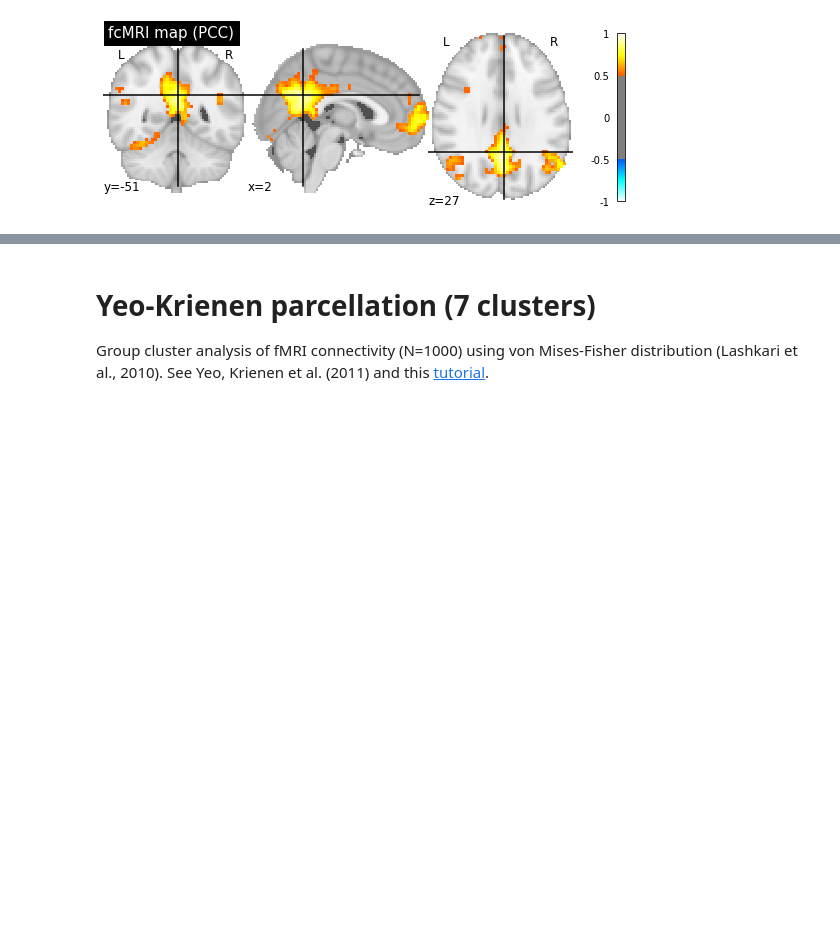
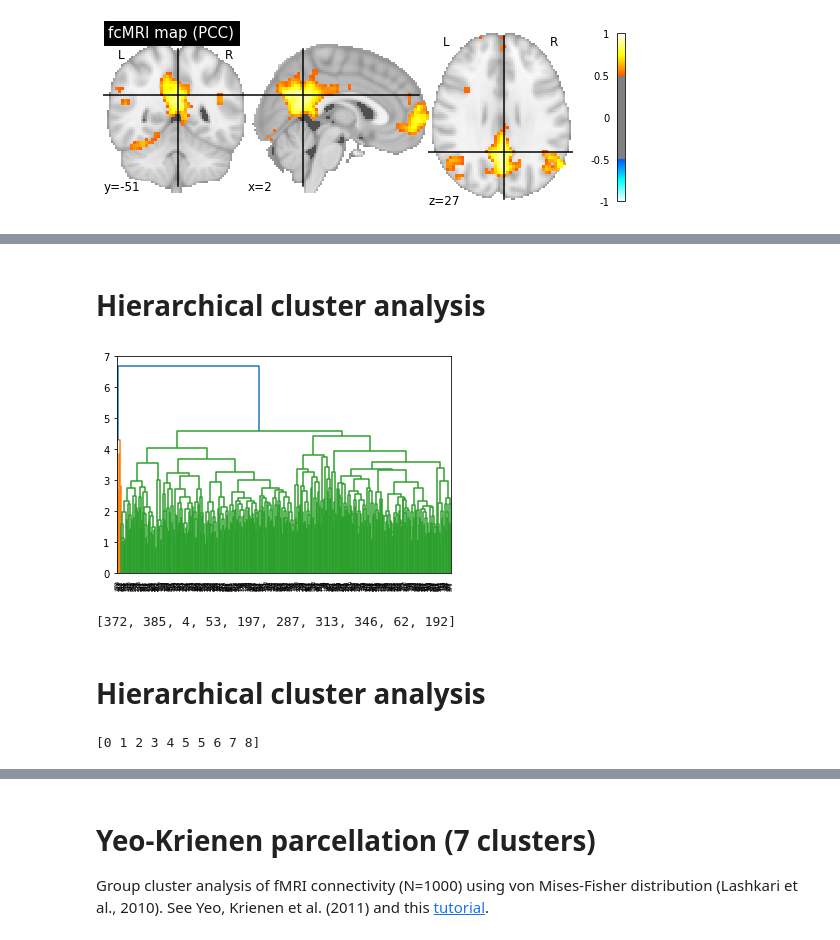
Before and after one commit to pbellec/functional_parcellation, a Jupyter notebook: functional_parcellation_intro.ipynb, the cells around one changed output, grey strips where cells are left out. Drawn from its saved outputs; the diff is of its cells as text; code cells hidden in the pictures; blank space fills up the shorter version.

Commit message:
Started working on the multiresolution parcellations.

```diff
--- a/functional_parcellation_intro.ipynb
+++ b/functional_parcellation_intro.ipynb
@@ -176,3 +178,30 @@ As we ordered the parcels in a data-driven way, we can see functional networks a
 <center>
 <img class="img_slide" src="networks.png" width="90%">
 </center>
+# %% [markdown]
+# Hierarchical cluster analysis
+# %%
+# we use scipy's implementation
+from scipy.cluster.hierarchy import dendrogram, linkage, cut_tree
+# That's the hierarchical clustering step
+hier = linkage(conn, method='average', metric='euclidean') # scipy's hierarchical clustering
+# HAC proceeds by iteratively merging brain regions, which can be visualized with a tree
+res = dendrogram(hier, get_leaves=True) # Generate a dendrogram from the hierarchy
+# %% [output]
+[figure, added]
+# %%
+# the order of merging above give us a good order to visualize the matrix
+order = res.get('leaves') # Extract the order on papers from the dendrogram
+print(order[0:10])
+# here parcel 323 is the left-most leaf in the tree, then 195, etc
+# %% [output]
+[372, 385, 4, 53, 197, 287, 313, 346, 62, 192]
+# %% [markdown]
+# Hierarchical cluster analysis
+# %%
+# We can cut the tree at whatever number of clusters we choose (here 17, because 17 is good)
+part = np.squeeze(cut_tree(hier, n_clusters=17)) # Cut the hierarchy
+# Each entry of the vector part is a parcel, and codes for the number of the network of this parcel
+print(part[0:10]) # This means that partel 3 is in network 3. What is the network of parcel 5?
+# %% [output]
+[0 1 2 3 4 5 5 6 7 8]
```
Also changed, not shown: parts of 16 cells of this notebook, 1 other file.
